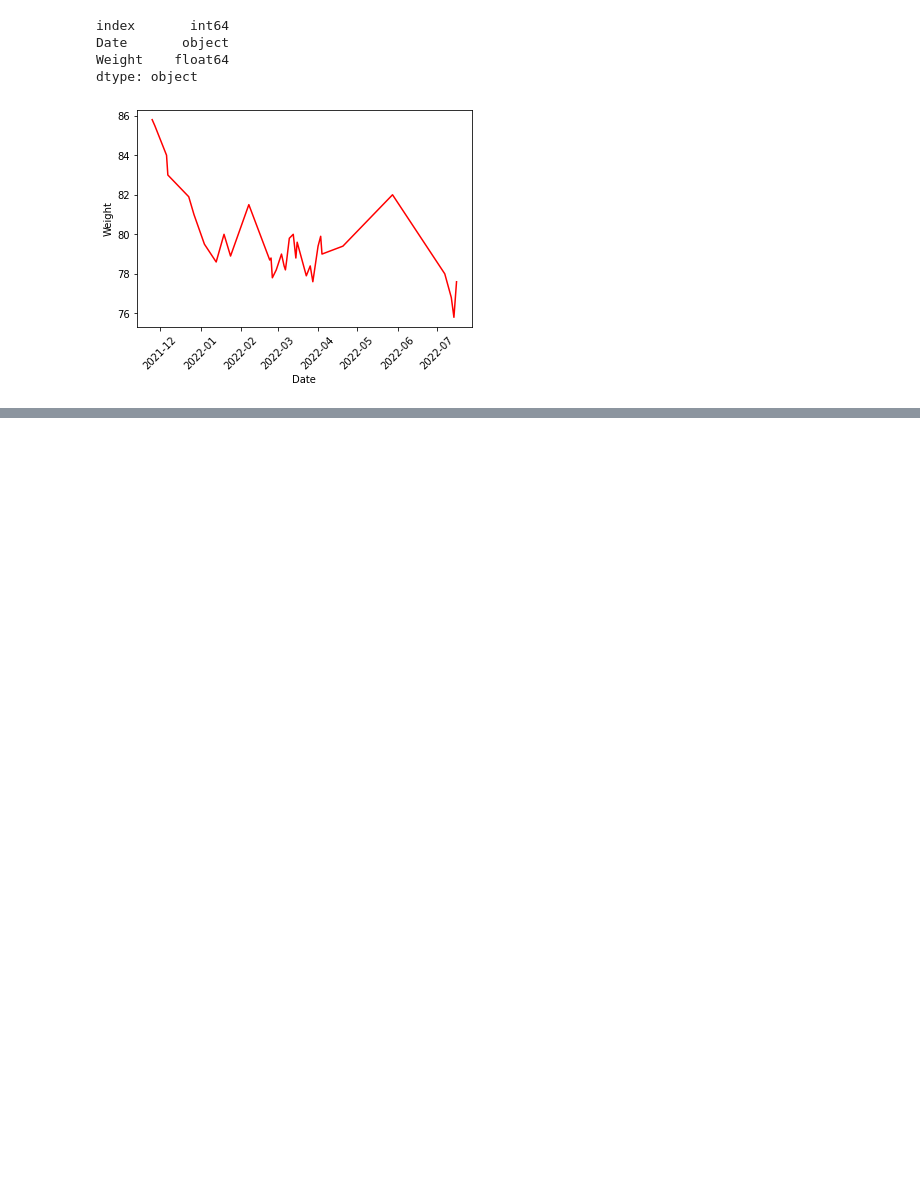
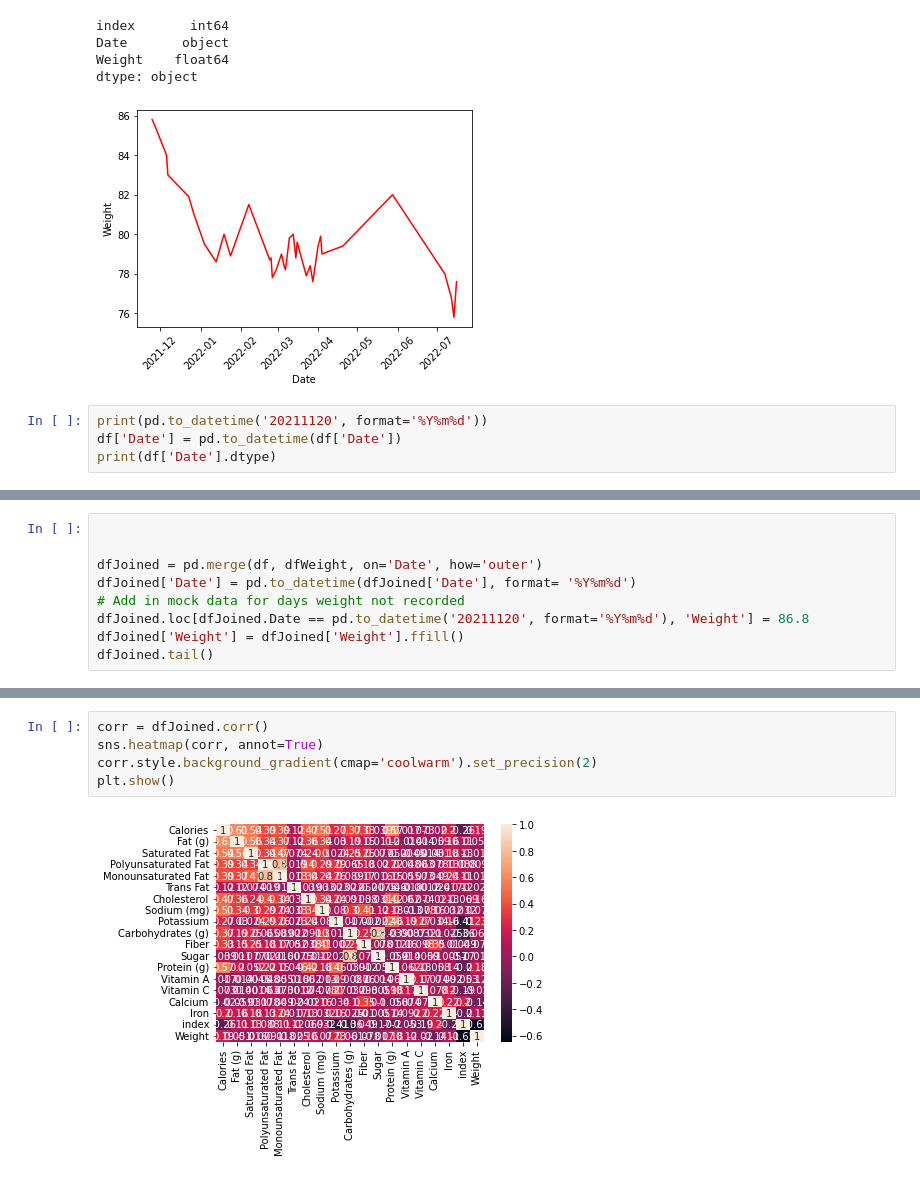
Before and after one commit to randyharrogates/PersonalHealthStudy, a Jupyter notebook: exploration.ipynb, the cells around one changed output, grey strips where cells are left out. Drawn from its saved outputs; the diff is of its cells as text; blank space fills up the shorter version.

```diff
--- a/exploration.ipynb
+++ b/exploration.ipynb
@@ -132,3 +134,7 @@ Date       object
 Weight    float64
 dtype: object
 [figure]
+# %%
+print(pd.to_datetime('20211120', format='%Y%m%d'))
+df['Date'] = pd.to_datetime(df['Date'])
+print(df['Date'].dtype)
@@ -134,0 +144,9 @@ dtype: object
+# %%
+
+
+dfJoined = pd.merge(df, dfWeight, on='Date', how='outer')
+dfJoined['Date'] = pd.to_datetime(dfJoined['Date'], format= '%Y%m%d')
+# Add in mock data for days weight not recorded
+dfJoined.loc[dfJoined.Date == pd.to_datetime('20211120', format='%Y%m%d'), 'Weight'] = 86.8
+dfJoined['Weight'] = dfJoined['Weight'].ffill()
+dfJoined.tail()
@@ -134,0 +183,7 @@ dtype: object
+# %%
+corr = dfJoined.corr()
+sns.heatmap(corr, annot=True)
+corr.style.background_gradient(cmap='coolwarm').set_precision(2)
+plt.show()
+# %% [output]
+[figure, added]
```
Also changed, not shown: parts of 5 cells of this notebook, 1 other file.
